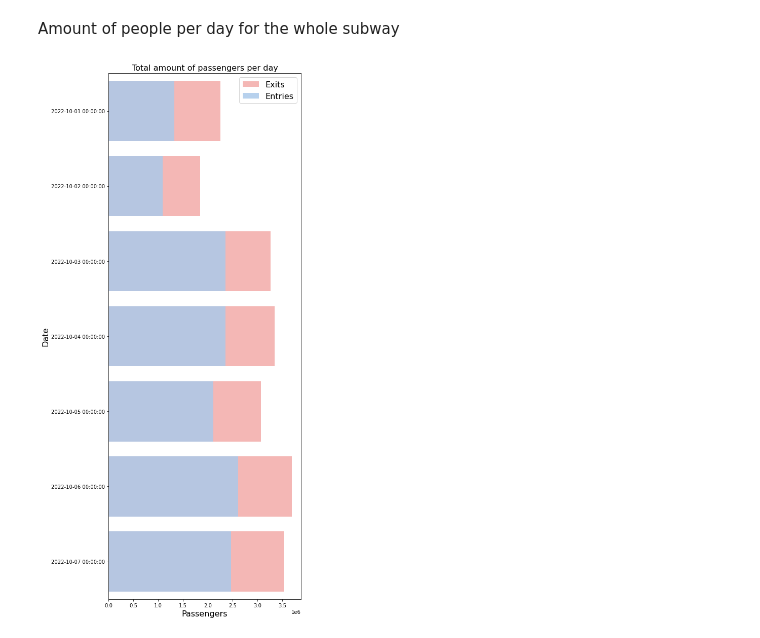
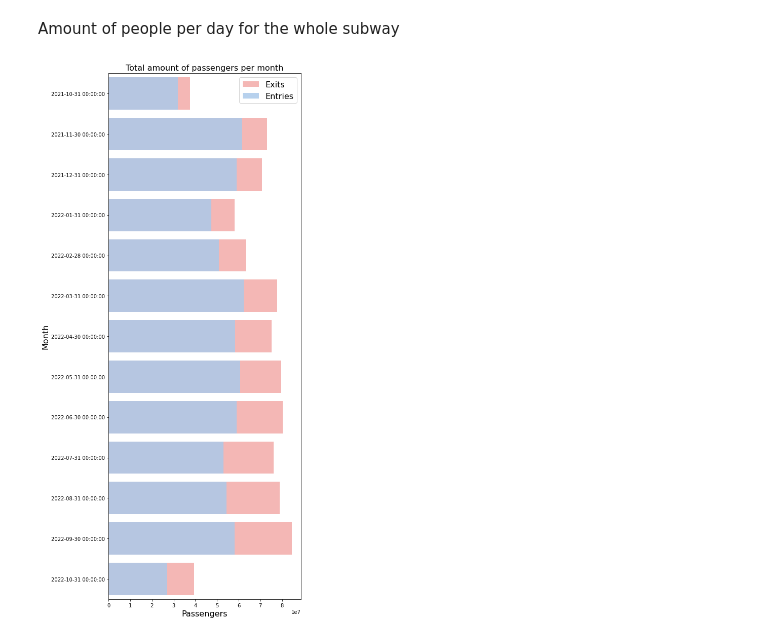
Before and after one commit to lmarett8/nyc_subway_traffic, a Jupyter notebook: notebooks/02_Gleb_EDA.ipynb, the cells around one changed output. Cells and saved outputs as stored; diff of their text form; code cells hidden in the pictures.

Commit message:
added year

```diff
--- a/notebooks/02_Gleb_EDA.ipynb
+++ b/notebooks/02_Gleb_EDA.ipynb
@@ -7,6 +7,7 @@ pd.set_option('display.max_rows', 1000)
 # %% [markdown]
 Reading CSV and setting timeseries as index.
 # %%
-df=pd.read_csv('../data/df_cleaned.csv')
+# df=pd.read_csv('../data/df_cleaned.csv')
+df=pd.read_csv('../data/df_cleaned_year.csv')
 df['datetime'] = pd.to_datetime(df['datetime'])
 df.set_index("datetime",inplace=True)
@@ -120,6 +106,6 @@ plot_eda(exits_line_top,"Top line per exits","line_top_exits")
 Amount of people per day for the whole subway
 # %%
 
-plot_eda(df.resample("D").sum().sort_index(),"Total amount of passengers per day","subway_amount","Date");
+plot_eda(df.resample("M").sum().sort_index(),"Total amount of passengers per month","subway_amount","Month");
 # %% [output]
-[figure, old version]
+[figure, new version]
```
Also changed, not shown: parts of 16 cells of this notebook, 16 other files.
